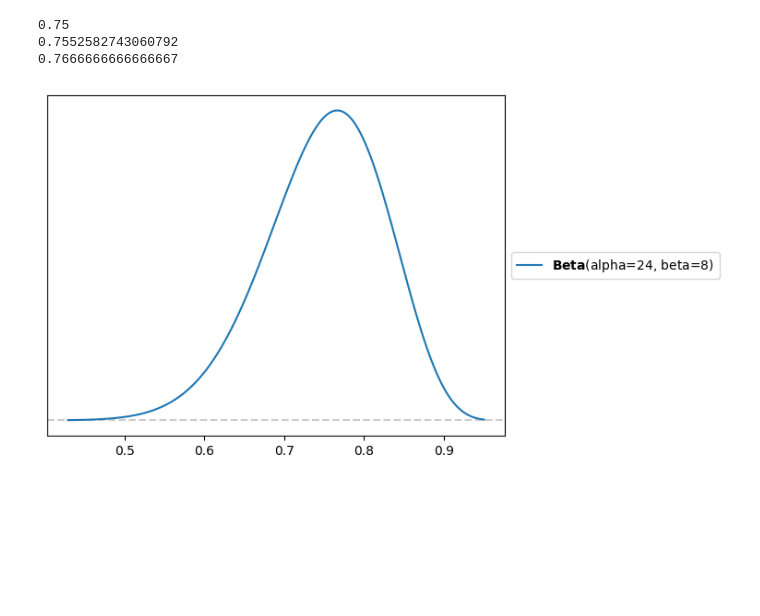
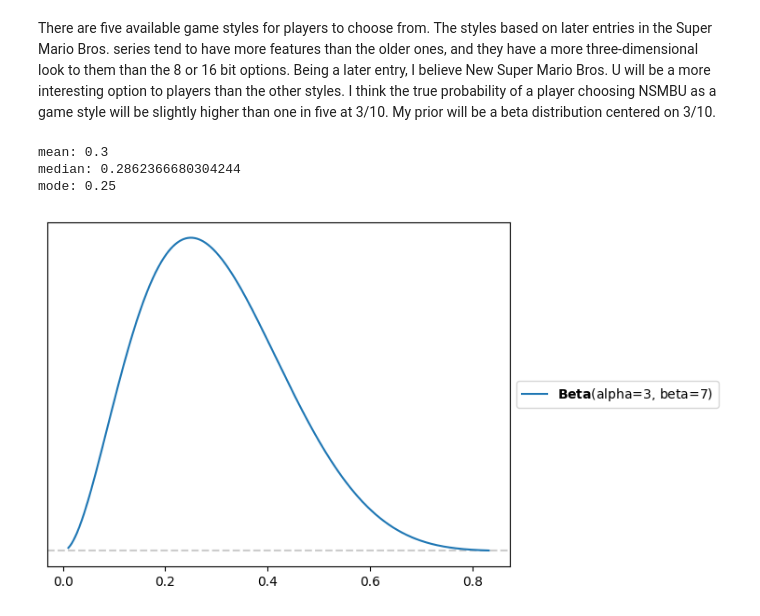
Before and after one commit to jacksone1/DataSci, a Jupyter notebook: StatsUnit2Project.ipynb, the cells around one changed output. Cells and saved outputs as stored; diff of their text form; code cells hidden in the pictures; blank space fills up the shorter version.

```diff
--- a/StatsUnit2Project.ipynb
+++ b/StatsUnit2Project.ipynb
@@ -31,15 +39,20 @@ import pandas as pd
+# %% [markdown]
+There are five available game styles for players to choose from. The styles based on later entries in the Super Mario Bros. series tend to have more features than the older ones, and they have a more three-dimensional look to them than the 8 or 16 bit options. Being a later entry, I believe New Super Mario Bros. U will be a more interesting option to players than the other styles. I think the true probability of a player choosing NSMBU as a game style will be slightly higher than one in five at 3/10. My prior will be a beta distribution centered on 3/10.
 # %%
-prior_pdf = pz.Beta(alpha=24,beta=8)
+#Define prior probability density function
+prior_pdf = pz.Beta(alpha=3,beta=7)
+#Get mean, median, and mode
 prior_mean = prior_pdf.mean()
 prior_median = prior_pdf.median()
 prior_mode = (prior_pdf.alpha - 1) / (prior_pdf.alpha + prior_pdf.beta - 2)
 
+#Plot the prior and its mean, median, and mode
 prior_pdf.plot_pdf()
-print(prior_mean)
-print(prior_median)
-print(prior_mode)
+print("mean: " + str(prior_mean))
+print("median: " + str(prior_median))
+print("mode: " + str(prior_mode))
 # %% [output]
-0.75
-0.7552582743060792
-0.7666666666666667
+mean: 0.3
+median: 0.2862366680304244
+mode: 0.25
-[figure, old version]
+[figure, new version]
```
Also changed, not shown: parts of 12 cells of this notebook.
